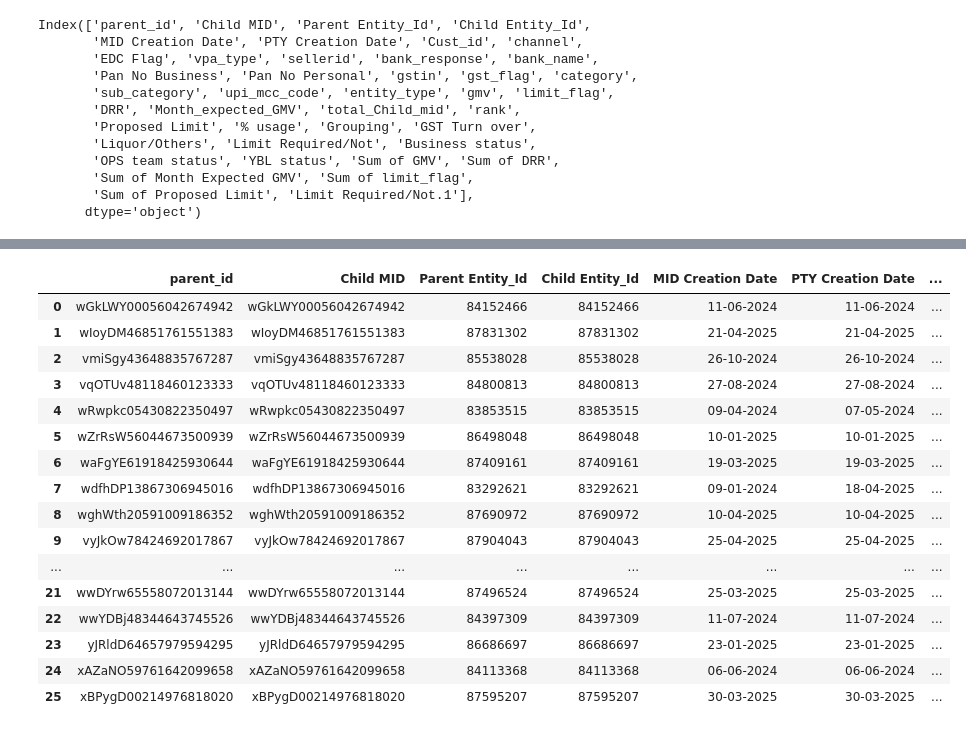
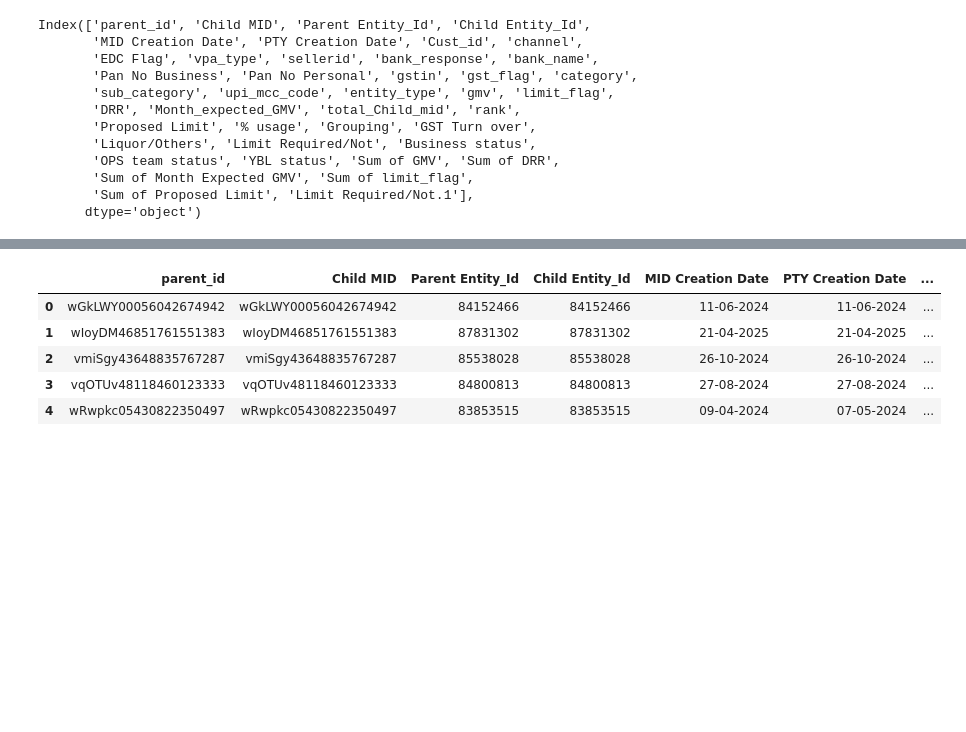
Before and after one commit to avnishpaytm/edd_code, a Jupyter notebook: edd_code.ipynb, the cells around one changed output, grey strips where cells are left out. Cells and saved outputs as stored; diff of their text form; code cells hidden in the pictures; blank space fills up the shorter version.

```diff
--- a/edd_code.ipynb
+++ b/edd_code.ipynb
@@ -162,8 +162,6 @@ master_format['Proposed Limit'] = np.where(
 
 # First replace NaN in 'gmv' with 0 for calculation
 master_format['% usage'] = (master_format['gmv'].fillna(0) / master_format['limit_flag']) * 100
-
-master_format['% usage'] = master_format['% usage'].round(2)
 # %%
 
 # Make sure % usage is numeric
@@ -189,6 +189,9 @@ Name: Grouping, dtype: int64
 # %%
 
 # Suppose your DataFrame is named df
-liquor_categories = ['Alcoholic Beverages', 'Restaurants and Bars', 'wine and liquor shop', 'Wine producers']
+liquor_categories = ['Alcoholic Beverages', 'Restaurants and Bars', 'wine and liquor shop', 'Wine producers','Alcoholic beverages']
 
 master_format['Liquor/Others'] = master_format['sub_category'].apply(lambda x: 'Liquor' if x in liquor_categories else 'Others')
+
+
+master_format['Liquor/Others'].value_counts()
@@ -227,20 +227,9 @@ master_format['Limit Required/Not.1'] = np.where(master_format['Sum of Proposed
 # %%
-master_format.head(25)
+master_format.head(5)
 # %% [output]
 |  | parent_id | Child MID | Parent Entity_Id | Child Entity_Id | MID Creation Date | PTY Creation Date | ... |
 | 0 | wGkLWY00056042674942 | wGkLWY00056042674942 | 84152466 | 84152466 | 11-06-2024 | 11-06-2024 | ... |
 | 1 | wIoyDM46851761551383 | wIoyDM46851761551383 | 87831302 | 87831302 | 21-04-2025 | 21-04-2025 | ... |
 | 2 | vmiSgy43648835767287 | vmiSgy43648835767287 | 85538028 | 85538028 | 26-10-2024 | 26-10-2024 | ... |
 | 3 | vqOTUv48118460123333 | vqOTUv48118460123333 | 84800813 | 84800813 | 27-08-2024 | 27-08-2024 | ... |
 | 4 | wRwpkc05430822350497 | wRwpkc05430822350497 | 83853515 | 83853515 | 09-04-2024 | 07-05-2024 | ... |
-| 5 | wZrRsW56044673500939 | wZrRsW56044673500939 | 86498048 | 86498048 | 10-01-2025 | 10-01-2025 | ... |
-| 6 | waFgYE61918425930644 | waFgYE61918425930644 | 87409161 | 87409161 | 19-03-2025 | 19-03-2025 | ... |
-| 7 | wdfhDP13867306945016 | wdfhDP13867306945016 | 83292621 | 83292621 | 09-01-2024 | 18-04-2025 | ... |
-| 8 | wghWth20591009186352 | wghWth20591009186352 | 87690972 | 87690972 | 10-04-2025 | 10-04-2025 | ... |
-| 9 | vyJkOw78424692017867 | vyJkOw78424692017867 | 87904043 | 87904043 | 25-04-2025 | 25-04-2025 | ... |
-| ... | ... | ... | ... | ... | ... | ... | ... |
-| 21 | wwDYrw65558072013144 | wwDYrw65558072013144 | 87496524 | 87496524 | 25-03-2025 | 25-03-2025 | ... |
-| 22 | wwYDBj48344643745526 | wwYDBj48344643745526 | 84397309 | 84397309 | 11-07-2024 | 11-07-2024 | ... |
-| 23 | yJRldD64657979594295 | yJRldD64657979594295 | 86686697 | 86686697 | 23-01-2025 | 23-01-2025 | ... |
-| 24 | xAZaNO59761642099658 | xAZaNO59761642099658 | 84113368 | 84113368 | 06-06-2024 | 06-06-2024 | ... |
-| 25 | xBPygD00214976818020 | xBPygD00214976818020 | 87595207 | 87595207 | 30-03-2025 | 30-03-2025 | ... |
```
Also changed, not shown: parts of 12 cells of this notebook.
